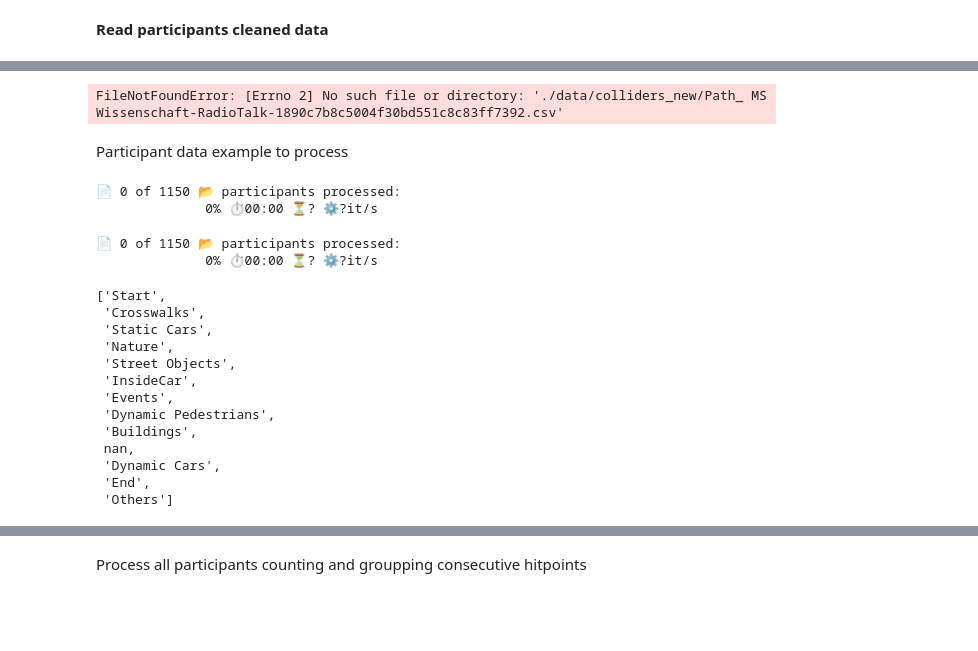
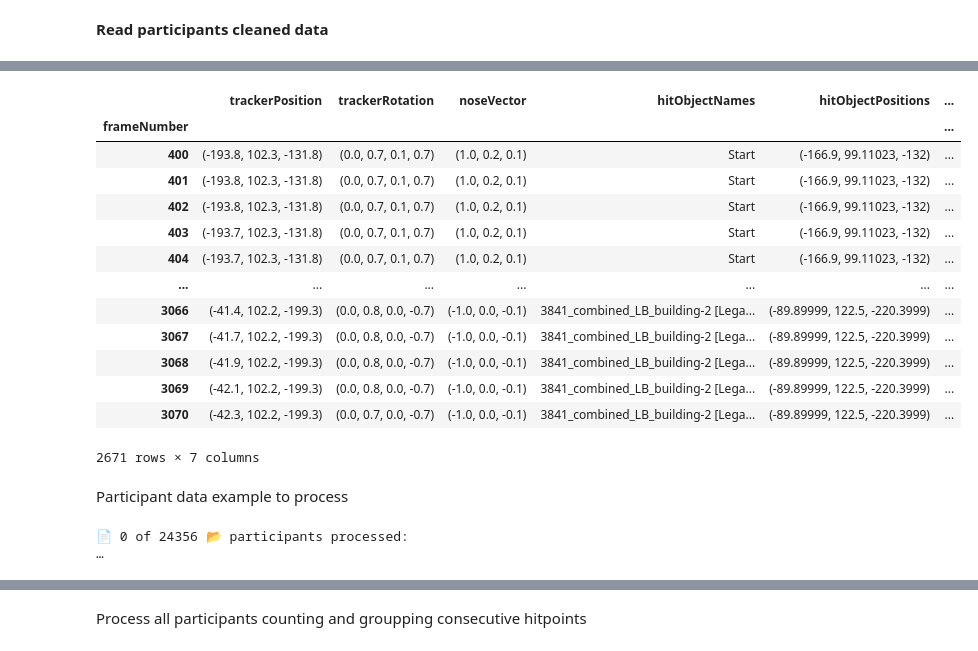
Before and after one commit to mvidaldp/msw-bmbf_da, a Jupyter notebook: 1_data_preprocessing.ipynb, the cells around one changed output, grey strips where cells are left out. Drawn from its saved outputs; the diff is of its cells as text; code cells hidden in the pictures; blank space fills up the shorter version.

Commit message:
Update notebooks, store collected object groups and names, add last split and move notebook

```diff
--- a/1_data_preprocessing.ipynb
+++ b/1_data_preprocessing.ipynb
@@ -179,19 +181,35 @@ parts
-# %%
-df_part = pd.read_csv(
-    f"{PATH_COLLS}/{parts.iloc[0].file}", keep_default_na=False
-)
-df_part = df_part.set_index("frameNumber")
-df_part
-# %% [output]
-FileNotFoundError: [Errno 2] No such file or directory: './data/colliders_new/Path_ MS Wissenschaft-RadioTalk-1890c7b8c5004f30bd551c8c83ff7392.csv'
+# %%
+selected = parts.iloc[0]
+uid = pd.Index(selected).name
+
+file = f"Path_ MS Wissenschaft-{selected.condition}-{uid}.csv"
+df = pd.read_csv(f"{PATH_COLLS}/{file}")
+df = df.set_index("frameNumber")
+df
+# %% [output]
+|  | trackerPosition | trackerRotation | noseVector | hitObjectNames | hitObjectPositions | ... |
+| frameNumber |  |  |  |  |  | ... |
+| 400 | (-193.8, 102.3, -131.8) | (0.0, 0.7, 0.1, 0.7) | (1.0, 0.2, 0.1) | Start | (-166.9, 99.11023, -132) | ... |
+| 401 | (-193.8, 102.3, -131.8) | (0.0, 0.7, 0.1, 0.7) | (1.0, 0.2, 0.1) | Start | (-166.9, 99.11023, -132) | ... |
+| 402 | (-193.8, 102.3, -131.8) | (0.0, 0.7, 0.1, 0.7) | (1.0, 0.2, 0.1) | Start | (-166.9, 99.11023, -132) | ... |
+| 403 | (-193.7, 102.3, -131.8) | (0.0, 0.7, 0.1, 0.7) | (1.0, 0.2, 0.1) | Start | (-166.9, 99.11023, -132) | ... |
+| 404 | (-193.7, 102.3, -131.8) | (0.0, 0.7, 0.1, 0.7) | (1.0, 0.2, 0.1) | Start | (-166.9, 99.11023, -132) | ... |
+| ... | ... | ... | ... | ... | ... | ... |
+| 3066 | (-41.4, 102.2, -199.3) | (0.0, 0.8, 0.0, -0.7) | (-1.0, 0.0, -0.1) | 3841_combined_LB_building-2 [Lega... | (-89.89999, 122.5, -220.3999) | ... |
+| 3067 | (-41.7, 102.2, -199.3) | (0.0, 0.8, 0.0, -0.7) | (-1.0, 0.0, -0.1) | 3841_combined_LB_building-2 [Lega... | (-89.89999, 122.5, -220.3999) | ... |
+| 3068 | (-41.9, 102.2, -199.3) | (0.0, 0.8, 0.0, -0.7) | (-1.0, 0.0, -0.1) | 3841_combined_LB_building-2 [Lega... | (-89.89999, 122.5, -220.3999) | ... |
+| 3069 | (-42.1, 102.2, -199.3) | (0.0, 0.8, 0.0, -0.7) | (-1.0, 0.0, -0.1) | 3841_combined_LB_building-2 [Lega... | (-89.89999, 122.5, -220.3999) | ... |
+| 3070 | (-42.3, 102.2, -199.3) | (0.0, 0.7, 0.0, -0.7) | (-1.0, 0.0, -0.1) | 3841_combined_LB_building-2 [Lega... | (-89.89999, 122.5, -220.3999) | ... |
+2671 rows × 7 columns
 # %% [markdown]
 Participant data example to process
 # %%
 def process_hits(uid):
     """Add description."""
 
-    fname = parts.loc[uid].file
-    df_part = pd.read_csv(f"{PATH_COLLS}/{fname}", keep_default_na=False)
+    cond = parts.loc[uid].condition
+    file = f"Path_ MS Wissenschaft-{cond}-{uid}.csv"
+    df_part = pd.read_csv(f"{PATH_COLLS}/{file}", keep_default_na=False)
 
     # generate the new dict (=> dataFrame) structure
     orgs = {c: [] for c in HIT_ORIGIN}
@@ -348,44 +366,5 @@ for _ in parts_progress:
 pool.close()
 # wait for the worker processes to terminate
 pool.join()
-# parts_progress.close()  # only needed when the pbar is updated manually
 # %% [output]
-📄 0 of 1150 📂 participants processed:
-              0% ⏱️00:00 ⏳? ⚙️?it/s
+📄 0 of 24356 📂 participants processed:                                                                        …
-# %%
-# participants progress bar
-parts_progress = tqdm(
-    iterable=uids,
-    total=len(uids),
-    desc="📂 participants",
-    dynamic_ncols=True,
-    bar_format=B_FORMAT,
-)
-
-groups = []
-
-for uid in parts_progress:
-    cur = pd.read_csv(f"./data/processed/hits/{uid}.csv")
-    gs = cur.group.unique()
-    for g in gs:
-        if g not in groups:
-            groups.append(g)
-# %% [output]
-📄 0 of 1150 📂 participants processed:
-              0% ⏱️00:00 ⏳? ⚙️?it/s
-# %%
-display(groups)
-# %% [output]
-['Start',
- 'Crosswalks',
- 'Static Cars',
- 'Nature',
- 'Street Objects',
- 'InsideCar',
- 'Events',
- 'Dynamic Pedestrians',
- 'Buildings',
- nan,
- 'Dynamic Cars',
- 'End',
- 'Others']
```
Also changed, not shown: parts of 13 cells of this notebook, 3 other files.
